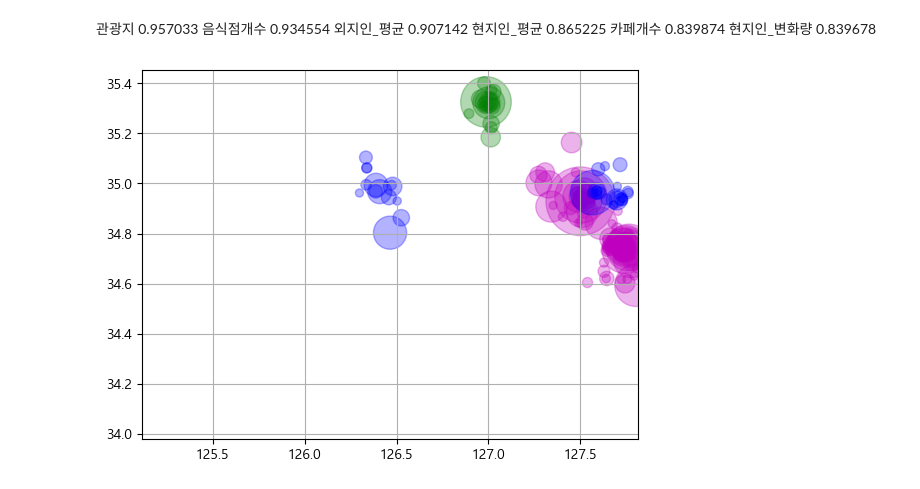
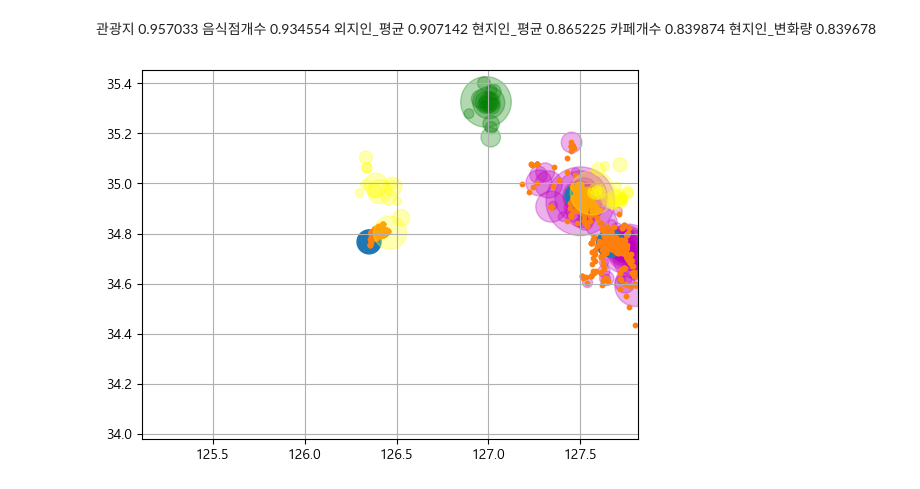
Before and after one commit to sheershay/ise-sr-project, a Jupyter notebook: clustering/clustering.ipynb, the cells around one changed output. Cells and saved outputs as stored; diff of their text form; code cells hidden in the pictures.

```diff
--- a/clustering/clustering.ipynb
+++ b/clustering/clustering.ipynb
@@ -1269,20 +1278,57 @@ coord_df=pd.DataFrame(coord_data)
+# %%
+cafe['지역']=cafe_address_fr
+cafe_fr=cafe.loc[:,['경도','위도','지역']]
+cafe_fr=cafe_fr.set_index('지역')
+# %%
+ys_cafe=cafe_fr.loc[' 여수시 ']
+sc_cafe=cafe_fr.loc[' 순천시 ']
+mp_cafe=cafe_fr.loc[' 목포시 ']
+
+gy_cafe=cafe_fr.loc[' 광양시 ']
+mn_cafe=cafe_fr.loc[' 무안군 ']
+
+dy_cafe=cafe_fr.loc[' 담양군 ']
+# %%
+t1_cafe=pd.concat([ys_cafe,sc_cafe,mp_cafe],ignore_index=True)
+t2_cafe=pd.concat([gy_cafe,mn_cafe],ignore_index=True)
 # %%
 #유형1
+#관광지
 plt.scatter(ys['경도'],ys['위도'],alpha=0.3,c='m',s=ys['검색건수']/100)
 plt.scatter(sc['경도'],sc['위도'],alpha=0.3,c='m',s=sc['검색건수']/100)
 plt.scatter(mp['경도'],mp['위도'],alpha=0.3,c='m',s=mp['검색건수']/100)
 
+#식당
+plt.scatter(t1_meal['경도'],t1_meal['위도'],s=t1_meal['음식점개수']/10)
+
+#카페
+plt.scatter(t1_cafe['경도'],t1_cafe['위도'],s=10)
+
 #유형2
-plt.scatter(mn['경도'],mn['위도'],alpha=0.3,c='b',s=mn['검색건수']/100)
-plt.scatter(gy['경도'],gy['위도'],alpha=0.3,c='b',s=gy['검색건수']/100)
+plt.scatter(mn['경도'],mn['위도'],alpha=0.3,c='yellow',s=mn['검색건수']/100)
+plt.scatter(gy['경도'],gy['위도'],alpha=0.3,c='yellow',s=gy['검색건수']/100)
+
+#식당
+plt.scatter(t1_meal['경도'],t1_meal['위도'],s=t1_meal['음식점개수']/10)
+
+#카페
+plt.scatter(t1_cafe['경도'],t1_cafe['위도'],s=10)
+
 
 #유형3
 plt.scatter(dy['경도'],dy['위도'],alpha=0.3,c='g',s=dy['검색건수']/100)
+
+#식당
+plt.scatter(t1_meal['경도'],t1_meal['위도'],s=t1_meal['음식점개수']/10)
+
+#카페
+plt.scatter(t1_cafe['경도'],t1_cafe['위도'],s=10)
+
 
 plt.xlim(xmin,xmax)
 plt.ylim(ymin,ymax)
 
 plt.grid()
 plt.show()
 # %% [output]
-[figure, old version]
+[figure, new version]
```
Also changed, not shown: parts of 6 cells of this notebook.
